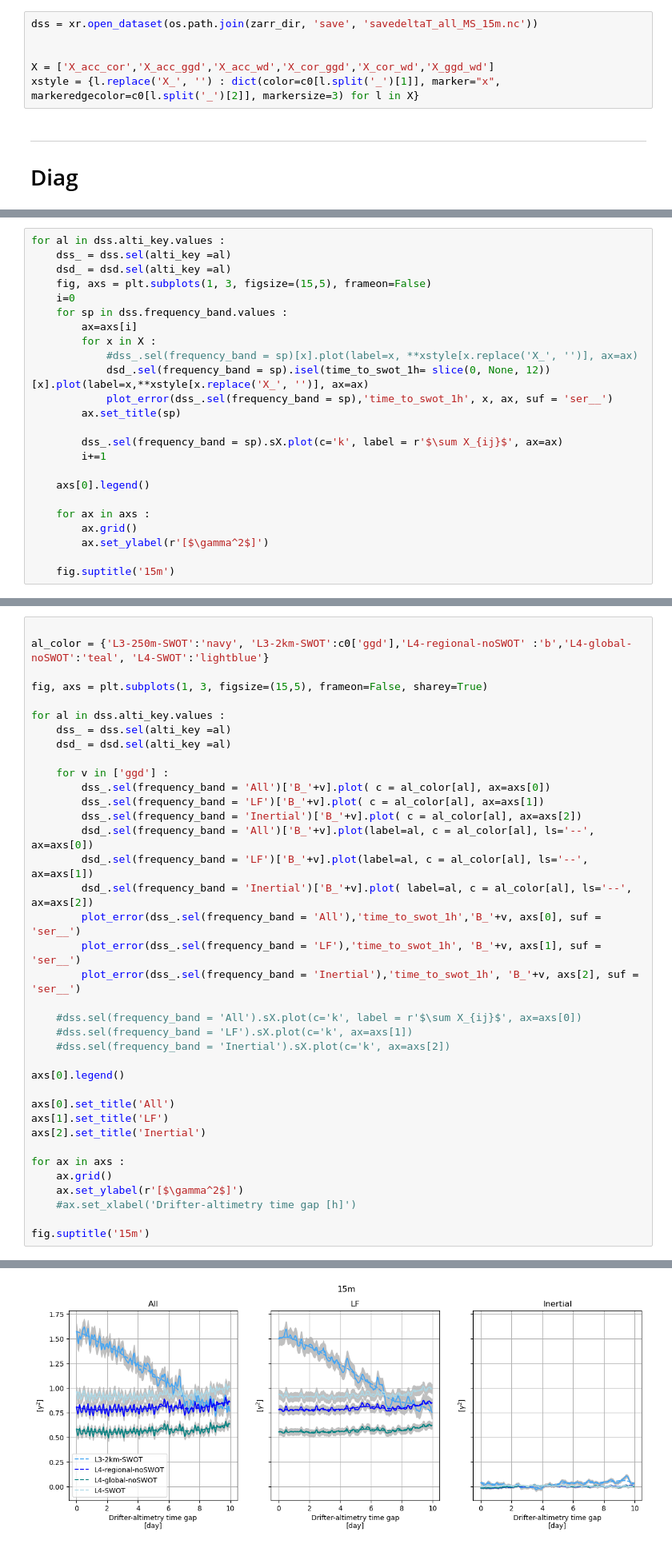
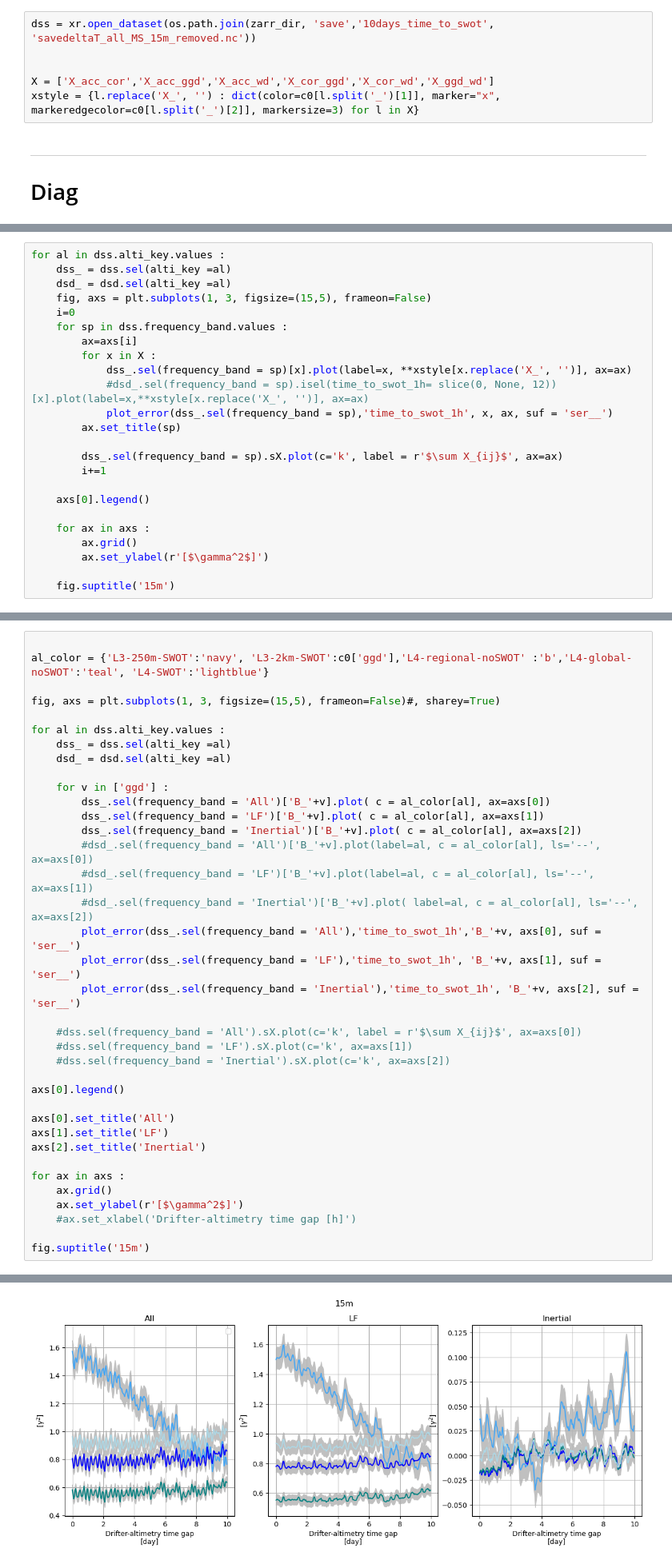
Before and after one commit to margot-demol/med_analysis, a Jupyter notebook: 32_deltaT_10d_15m_remove.ipynb, the cells around one changed output, grey strips where cells are left out. Shown at 80% size. Cells and saved outputs as stored; diff of their text form.

```diff
--- a/32_deltaT_10d_15m_remove.ipynb
+++ b/32_deltaT_10d_15m_remove.ipynb
@@ -102,7 +142,7 @@ dss.to_netcdf(os.path.join(zarr_dir, 'save', 'savedeltaT_all_MS_15m_removed.nc')
 ___________
 # If already computed
 # %%
-dss = xr.open_dataset(os.path.join(zarr_dir, 'save', 'savedeltaT_all_MS_15m.nc'))
+dss = xr.open_dataset(os.path.join(zarr_dir, 'save','10days_time_to_swot', 'savedeltaT_all_MS_15m_removed.nc'))
 
 
 X = ['X_acc_cor','X_acc_ggd','X_acc_wd','X_cor_ggd','X_cor_wd','X_ggd_wd']
@@ -145,8 +185,8 @@ for al in dss.alti_key.values :
     for sp in dss.frequency_band.values :
         ax=axs[i]
         for x in X :
-            #dss_.sel(frequency_band = sp)[x].plot(label=x, **xstyle[x.replace('X_', '')], ax=ax)
-            dsd_.sel(frequency_band = sp).isel(time_to_swot_1h= slice(0, None, 12))[x].plot(label=x,**xstyle[x.replace('X_', '')], ax=ax)
+            dss_.sel(frequency_band = sp)[x].plot(label=x, **xstyle[x.replace('X_', '')], ax=ax)
+            #dsd_.sel(frequency_band = sp).isel(time_to_swot_1h= slice(0, None, 12))[x].plot(label=x,**xstyle[x.replace('X_', '')], ax=ax)
             plot_error(dss_.sel(frequency_band = sp),'time_to_swot_1h', x, ax, suf = 'ser__')
         ax.set_title(sp)
 
@@ -192,41 +209,41 @@ Data variables: (12/134)
 
 al_color = {'L3-250m-SWOT':'navy', 'L3-2km-SWOT':c0['ggd'],'L4-regional-noSWOT' :'b','L4-global-noSWOT':'teal', 'L4-SWOT':'lightblue'}
 
-fig, axs = plt.subplots(1, 3, figsize=(15,5), frameon=False, sharey=True)
+fig, axs = plt.subplots(1, 3, figsize=(15,5), frameon=False)#, sharey=True)
 
 for al in dss.alti_key.values :
     dss_ = dss.sel(alti_key =al)
     dsd_ = dsd.sel(alti_key =al)
 
     for v in ['ggd'] :
         dss_.sel(frequency_band = 'All')['B_'+v].plot( c = al_color[al], ax=axs[0])
         dss_.sel(frequency_band = 'LF')['B_'+v].plot( c = al_color[al], ax=axs[1])
         dss_.sel(frequency_band = 'Inertial')['B_'+v].plot( c = al_color[al], ax=axs[2])
-        dsd_.sel(frequency_band = 'All')['B_'+v].plot(label=al, c = al_color[al], ls='--', ax=axs[0])
-        dsd_.sel(frequency_band = 'LF')['B_'+v].plot(label=al, c = al_color[al], ls='--', ax=axs[1])
-        dsd_.sel(frequency_band = 'Inertial')['B_'+v].plot( label=al, c = al_color[al], ls='--', ax=axs[2])
+        #dsd_.sel(frequency_band = 'All')['B_'+v].plot(label=al, c = al_color[al], ls='--', ax=axs[0])
+        #dsd_.sel(frequency_band = 'LF')['B_'+v].plot(label=al, c = al_color[al], ls='--', ax=axs[1])
+        #dsd_.sel(frequency_band = 'Inertial')['B_'+v].plot( label=al, c = al_color[al], ls='--', ax=axs[2])
         plot_error(dss_.sel(frequency_band = 'All'),'time_to_swot_1h','B_'+v, axs[0], suf = 'ser__')
         plot_error(dss_.sel(frequency_band = 'LF'),'time_to_swot_1h', 'B_'+v, axs[1], suf = 'ser__')
         plot_error(dss_.sel(frequency_band = 'Inertial'),'time_to_swot_1h', 'B_'+v, axs[2], suf = 'ser__')
 
     #dss.sel(frequency_band = 'All').sX.plot(c='k', label = r'$\sum X_{ij}$', ax=axs[0])
     #dss.sel(frequency_band = 'LF').sX.plot(c='k', ax=axs[1])
     #dss.sel(frequency_band = 'Inertial').sX.plot(c='k', ax=axs[2])
 
 axs[0].legend()
 
 axs[0].set_title('All')
 axs[1].set_title('LF')
 axs[2].set_title('Inertial')
 
 for ax in axs :
     ax.grid()
     ax.set_ylabel(r'[$\gamma^2$]')
     #ax.set_xlabel('Drifter-altimetry time gap [h]')
 
 fig.suptitle('15m')
 # %% [output]
 Text(0.5, 0.98, '15m')
-[figure, old version]
+[figure, new version]
 # %%
 al_color = {'L3-250m-SWOT':'navy', 'L3-2km-SWOT':c0['ggd'],'L4-regional-noSWOT' :'b','L4-global-noSWOT':'teal', 'L4-SWOT':'light_blue'}
```
Also changed, not shown: parts of 20 cells of this notebook, 3 other files.
